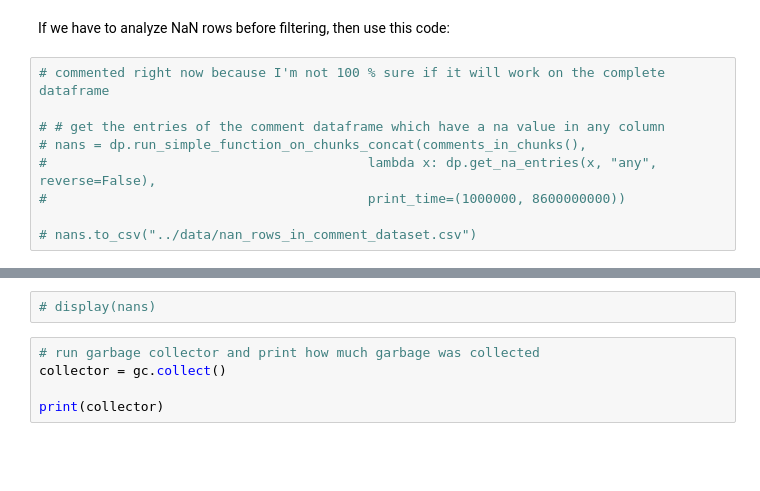
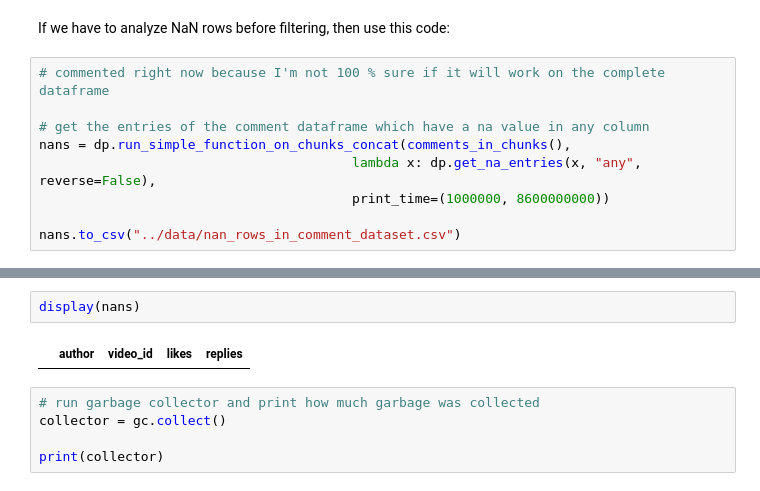
Before and after one commit to epfl-ada/ada-2024-project-thedataminions, a Jupyter notebook: analysis/analysis.ipynb, the cells around one changed output, grey strips where cells are left out. Drawn from its saved outputs; the diff is of its cells as text; blank space fills up the shorter version.

```diff
--- a/analysis/analysis.ipynb
+++ b/analysis/analysis.ipynb
@@ -250,9 +239,9 @@ If we have to analyze NaN rows before filtering, then use this code:
 # %%
 # commented right now because I'm not 100 % sure if it will work on the complete dataframe
 
-# # get the entries of the comment dataframe which have a na value in any column
-# nans = dp.run_simple_function_on_chunks_concat(comments_in_chunks(),
-#                                         lambda x: dp.get_na_entries(x, "any", reverse=False),
-#                                         print_time=(1000000, 8600000000))
+# get the entries of the comment dataframe which have a na value in any column
+nans = dp.run_simple_function_on_chunks_concat(comments_in_chunks(),
+                                        lambda x: dp.get_na_entries(x, "any", reverse=False),
+                                        print_time=(1000000, 8600000000))
 
-# nans.to_csv("../data/nan_rows_in_comment_dataset.csv")
+nans.to_csv("../data/nan_rows_in_comment_dataset.csv")
@@ -259,5 +286,7 @@ If we have to analyze NaN rows before filtering, then use this code:
-# %%
-# display(nans)
+# %%
+display(nans)
+# %% [output]
+|  | author | video_id | likes | replies |
 # %%
 # run garbage collector and print how much garbage was collected
 collector = gc.collect()
```
Also changed, not shown: parts of 36 cells of this notebook.
